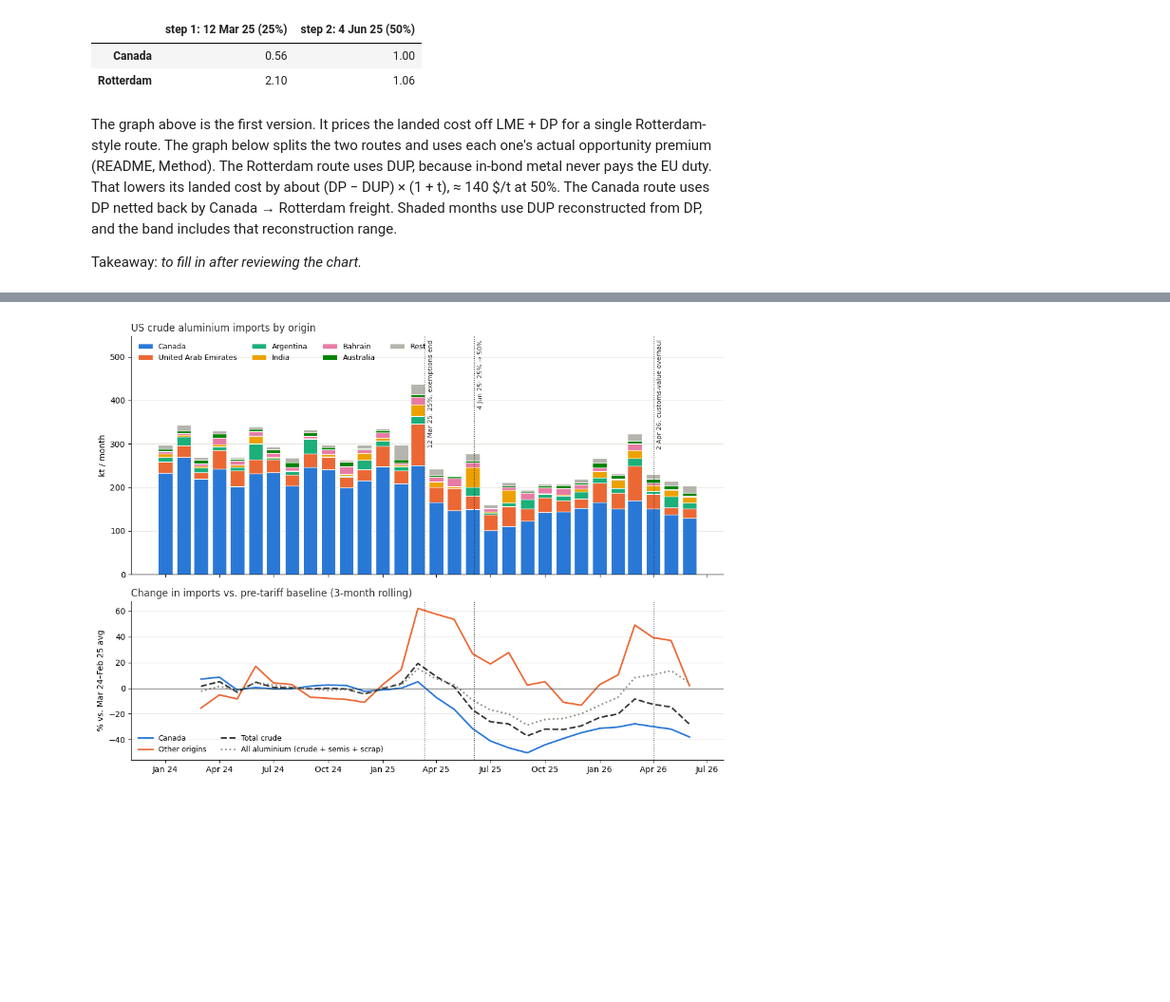
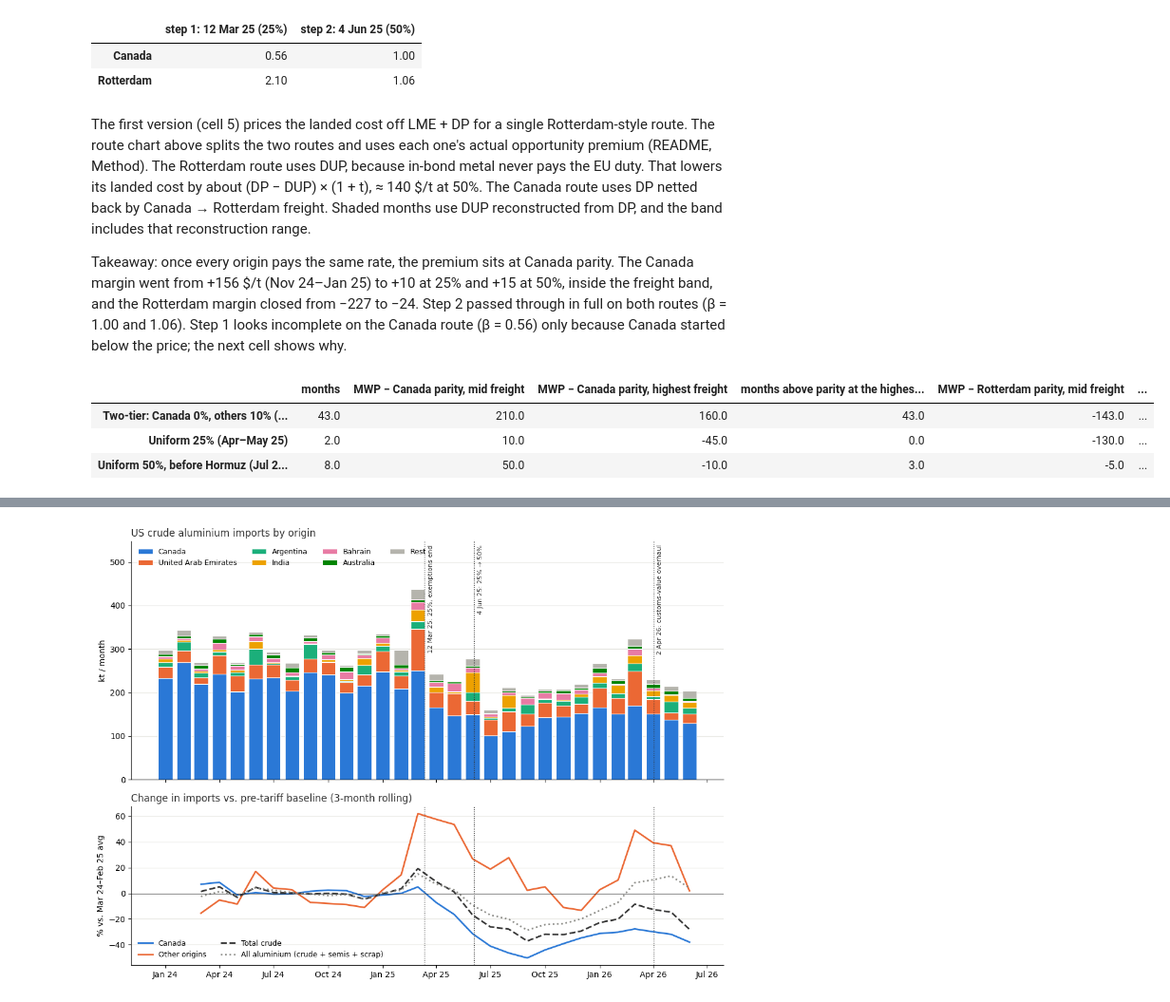
Before and after one commit to ricardo-sonda/al-mwp, a Jupyter notebook: notebook.ipynb, the cells around one changed output, grey strips where cells are left out. Shown at 95% size. Drawn from its saved outputs; the diff is of its cells as text; code cells hidden in the pictures; blank space fills up the shorter version.

```diff
--- a/notebook.ipynb
+++ b/notebook.ipynb
@@ -235,6 +235,35 @@ beta
 | Canada | 0.56 | 1.00 |
 | Rotterdam | 2.10 | 1.06 |
 # %% [markdown]
-The graph above is the first version. It prices the landed cost off LME + DP for a single Rotterdam-style route. The graph below splits the two routes and uses each one's actual opportunity premium (README, Method). The Rotterdam route uses DUP, because in-bond metal never pays the EU duty. That lowers its landed cost by about (DP − DUP) × (1 + t), ≈ 140 \$/t at 50%. The Canada route uses DP netted back by Canada → Rotterdam freight. Shaded months use DUP reconstructed from DP, and the band includes that reconstruction range.
+The first version (cell 5) prices the landed cost off LME + DP for a single Rotterdam-style route. The route chart above splits the two routes and uses each one's actual opportunity premium (README, Method). The Rotterdam route uses DUP, because in-bond metal never pays the EU duty. That lowers its landed cost by about (DP − DUP) × (1 + t), ≈ 140 \$/t at 50%. The Canada route uses DP netted back by Canada → Rotterdam freight. Shaded months use DUP reconstructed from DP, and the band includes that reconstruction range.
 
-Takeaway: _to fill in after reviewing the chart._
+Takeaway: once every origin pays the same rate, the premium sits at Canada parity. The Canada margin went from +156 \$/t (Nov 24–Jan 25) to +10 at 25% and +15 at 50%, inside the freight band, and the Rotterdam margin closed from −227 to −24. Step 2 passed through in full on both routes (β = 1.00 and 1.06). Step 1 looks incomplete on the Canada route (β = 0.56) only because Canada started below the price; the next cell shows why.
+# %%
+# Who sets the US price? Canada parity is the premium only while Canada is the marginal supplier: indifferent between
+# the US and Europe, so it splits its exports between them. Before 12 Mar 2025 the tariff was two-tier (Canada 0%,
+# others 10%). Two checks by regime:
+#   MWP − Canada parity above zero even at the highest freight: the US pays Canada more than its European alternative,
+#     a rent, so another origin's cost sets the price
+#   US share of Canada's unwrought exports near 100%: a corner, not a split
+# The two-tier window ends Jan 2025, before the 10 Feb 2025 announcement.
+ca_x = pd.read_csv(CANADA_EXPORTS, parse_dates=["date"])
+ca_x = ca_x[ca_x["hs"] == 7601].pivot_table(index="date", columns="country", values="tonnes", aggfunc="sum")
+TIERS = {"Two-tier: Canada 0%, others 10% (Jul 21–Jan 25)": ("2021-07-01", "2025-01-01"),
+         "Uniform 25% (Apr–May 25)": ("2025-04-01", "2025-05-01"),
+         "Uniform 50%, before Hormuz (Jul 25–Feb 26)": ("2025-07-01", "2026-02-01")}
+
+def who_sets(a, b):
+    x = r.loc[a:b]
+    return {"months": len(x),
+            "MWP − Canada parity, mid freight": x["gap_ca"].mean(),
+            "MWP − Canada parity, highest freight": x["gap_ca_lo"].mean(),
+            "months above parity at the highest freight": int((x["gap_ca_lo"] > 0).sum()),
+            "MWP − Rotterdam parity, mid freight": x["gap_rtm"].mean(),
+            "US share of Canada's exports, %": ca_x.loc[a:b, "USA"].sum() / ca_x.loc[a:b, "World"].sum() * 100}
+
+pd.DataFrame({k: who_sets(a, b) for k, (a, b) in TIERS.items()}).T.round(0)
+# %% [output]
+|  | months | MWP − Canada parity, mid freight | MWP − Canada parity, highest freight | months above parity at the highes... | MWP − Rotterdam parity, mid freight | ... |
+| Two-tier: Canada 0%, others 10% (... | 43.0 | 210.0 | 160.0 | 43.0 | -143.0 | ... |
+| Uniform 25% (Apr–May 25) | 2.0 | 10.0 | -45.0 | 0.0 | -130.0 | ... |
+| Uniform 50%, before Hormuz (Jul 2... | 8.0 | 50.0 | -10.0 | 3.0 | -5.0 | ... |
```
Also changed, not shown: parts of 4 cells of this notebook, 5 other files.
